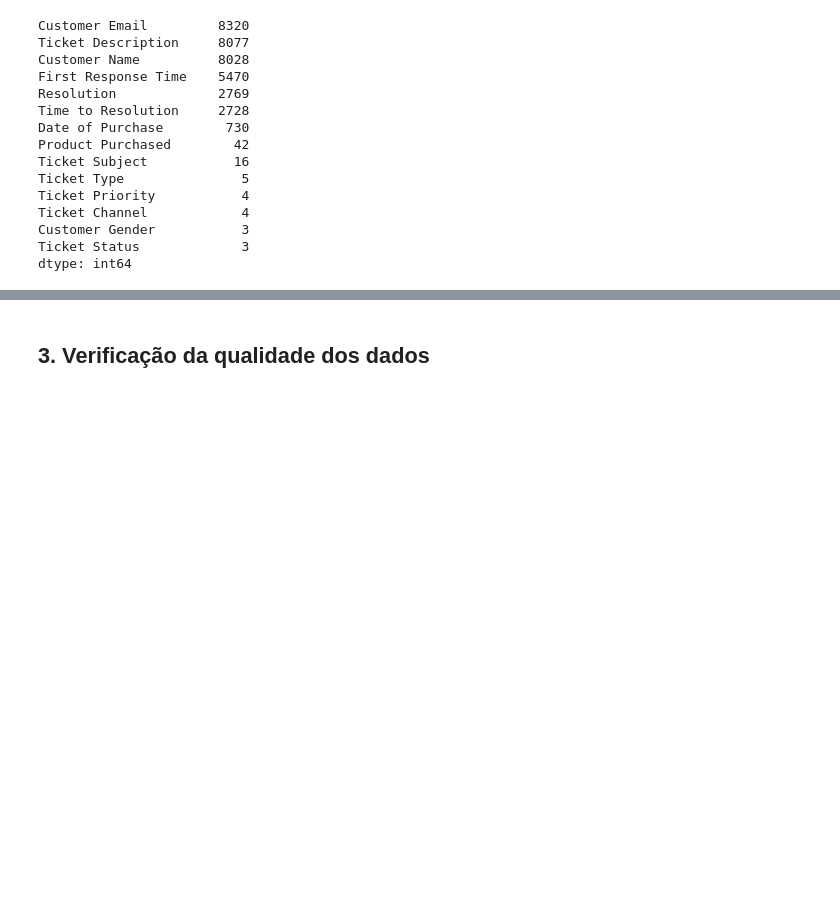
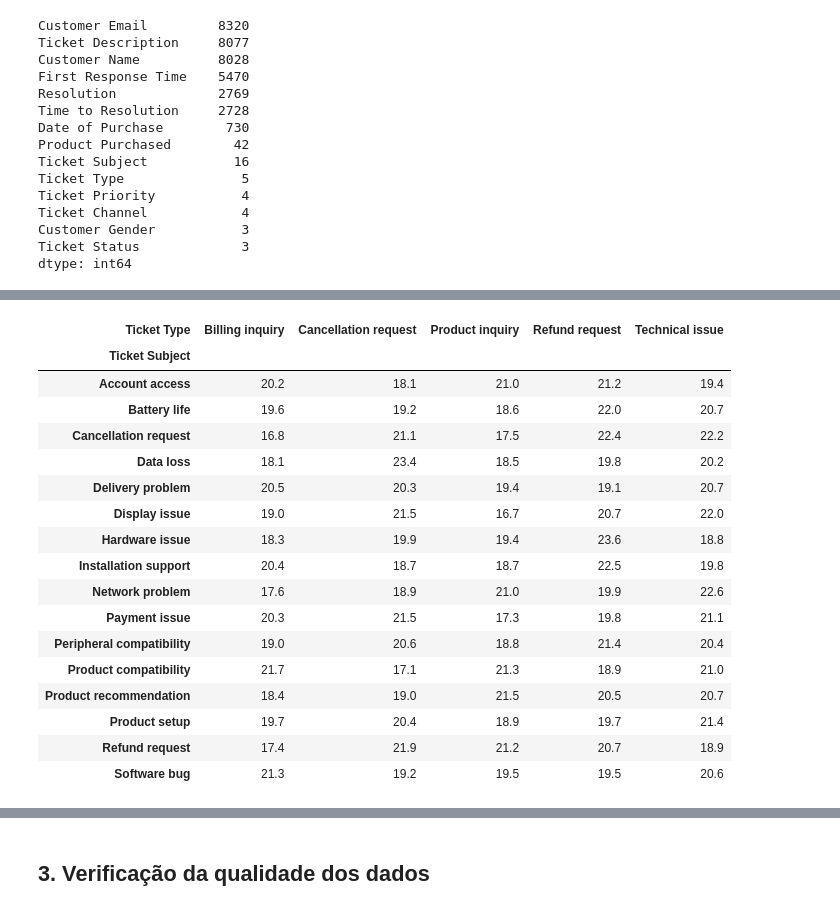
Before and after one commit to johnscottini/jonathan_scottini_pedro_mendes_vitor_daniel_pb, a Jupyter notebook: eda/eda.ipynb, the cells around one changed output, grey strips where cells are left out. Drawn from its saved outputs; the diff is of its cells as text; code cells hidden in the pictures; blank space fills up the shorter version.

```diff
--- a/eda/eda.ipynb
+++ b/eda/eda.ipynb
@@ -157,0 +285,24 @@ dtype: int64
+# %%
+# Proporção de cada tipo dentro de cada assunto (%).
+# Se os campos fossem hierárquicos, cada linha teria ~100% concentrado em uma
+# única coluna. Valores próximos de 20% em todas as colunas indicam o contrário.
+(relacao.div(relacao.sum(axis=1), axis=0) * 100).round(1)
+# %% [output]
+| Ticket Type | Billing inquiry | Cancellation request | Product inquiry | Refund request | Technical issue |
+| Ticket Subject |  |  |  |  |  |
+| Account access | 20.2 | 18.1 | 21.0 | 21.2 | 19.4 |
+| Battery life | 19.6 | 19.2 | 18.6 | 22.0 | 20.7 |
+| Cancellation request | 16.8 | 21.1 | 17.5 | 22.4 | 22.2 |
+| Data loss | 18.1 | 23.4 | 18.5 | 19.8 | 20.2 |
+| Delivery problem | 20.5 | 20.3 | 19.4 | 19.1 | 20.7 |
+| Display issue | 19.0 | 21.5 | 16.7 | 20.7 | 22.0 |
+| Hardware issue | 18.3 | 19.9 | 19.4 | 23.6 | 18.8 |
+| Installation support | 20.4 | 18.7 | 18.7 | 22.5 | 19.8 |
+| Network problem | 17.6 | 18.9 | 21.0 | 19.9 | 22.6 |
+| Payment issue | 20.3 | 21.5 | 17.3 | 19.8 | 21.1 |
+| Peripheral compatibility | 19.0 | 20.6 | 18.8 | 21.4 | 20.4 |
+| Product compatibility | 21.7 | 17.1 | 21.3 | 18.9 | 21.0 |
+| Product recommendation | 18.4 | 19.0 | 21.5 | 20.5 | 20.7 |
+| Product setup | 19.7 | 20.4 | 18.9 | 19.7 | 21.4 |
+| Refund request | 17.4 | 21.9 | 21.2 | 20.7 | 18.9 |
+| Software bug | 21.3 | 19.2 | 19.5 | 19.5 | 20.6 |
```
Also changed, not shown: parts of 12 cells of this notebook, 16 other files.
